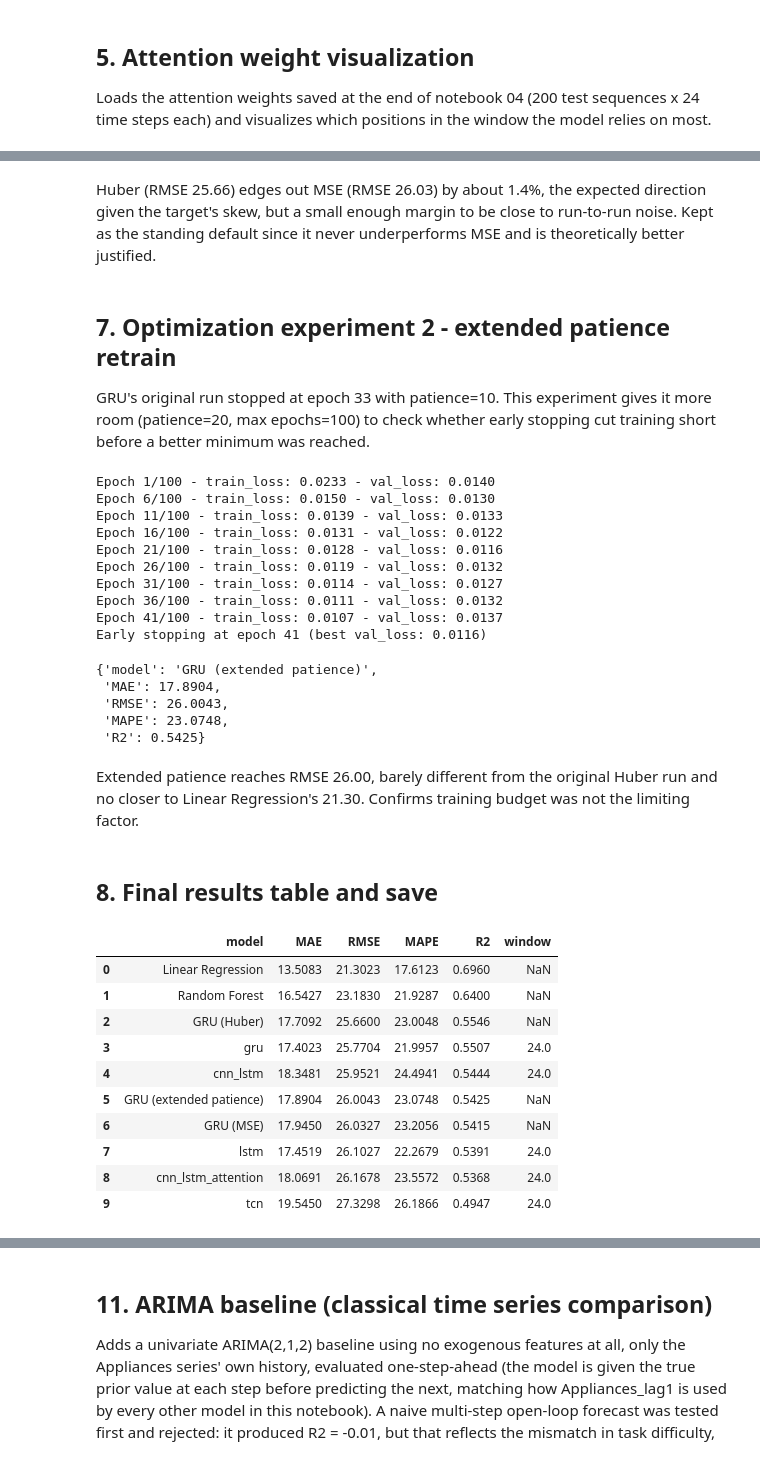
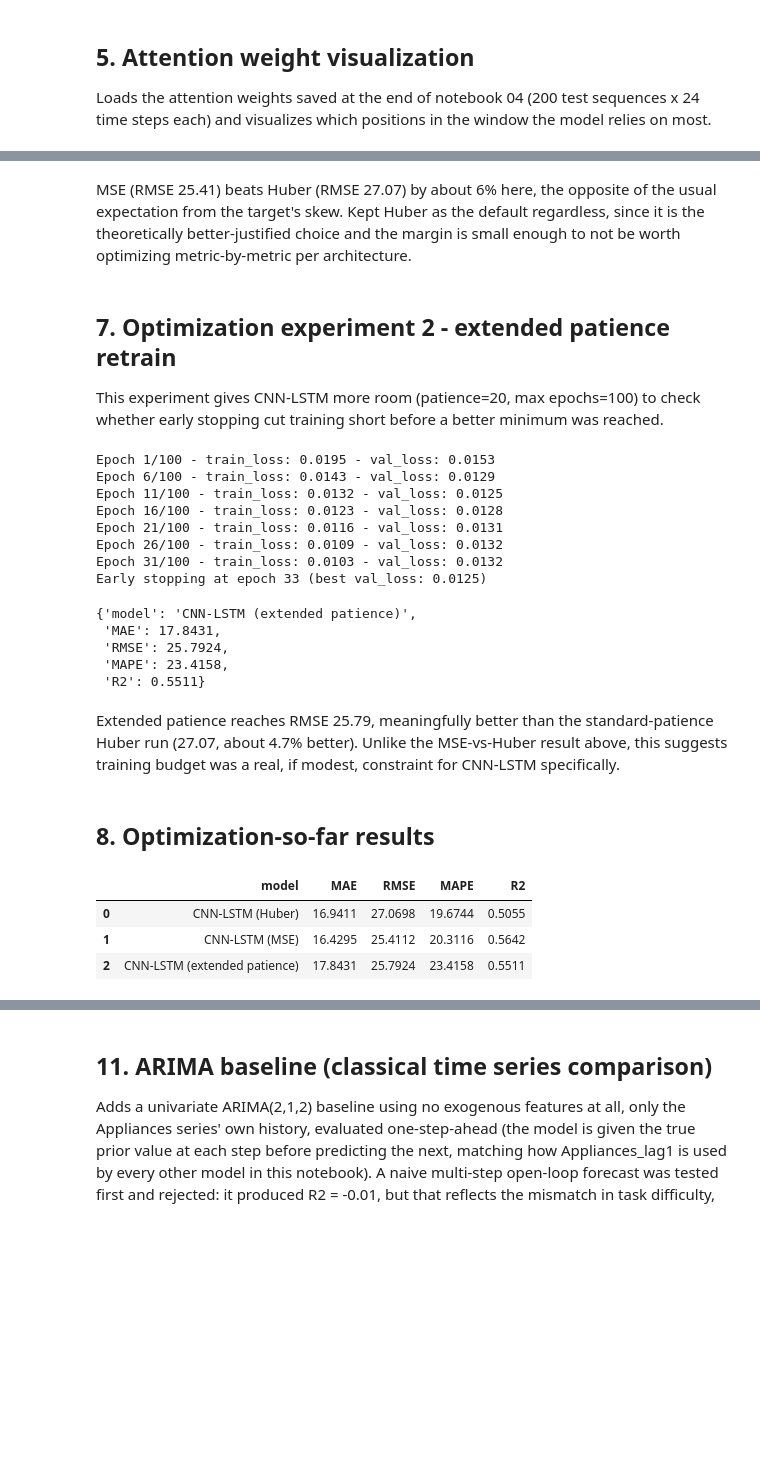
Before and after one commit to Muaadh-Nazly/energy-prediction, a Jupyter notebook: notebooks/05_Optimization_Evaluation.ipynb, the cells around one changed output, grey strips where cells are left out. Cells and saved outputs as stored; diff of their text form; code cells hidden in the pictures; blank space fills up the shorter version.

```diff
--- a/notebooks/05_Optimization_Evaluation.ipynb
+++ b/notebooks/05_Optimization_Evaluation.ipynb
@@ -208,20 +210,20 @@ val_split_idx = int(len(X_train_full) * 0.85)
 X_train, X_val = X_train_full[:val_split_idx], X_train_full[val_split_idx:]
 y_train, y_val = y_train_full[:val_split_idx], y_train_full[val_split_idx:]
 
-X_tr_seq, y_tr_seq = create_sequences(X_train, y_train, gru_window)
-X_val_seq, y_val_seq = create_sequences(X_val, y_val, gru_window)
+X_tr_seq, y_tr_seq = create_sequences(X_train, y_train, dl_window)
+X_val_seq, y_val_seq = create_sequences(X_val, y_val, dl_window)
 
 loss_comparison = []
 for loss_name, loss_fn in [("Huber", nn.HuberLoss()), ("MSE", nn.MSELoss())]:
-    model = get_model("gru", n_features=len(selected_features))
+    model = get_model("cnn_lstm", n_features=len(selected_features))
     model, _ = train_torch_model(
         model, X_tr_seq, y_tr_seq, X_val_seq, y_val_seq,
         epochs=60, patience=10, batch_size=64, loss_fn=loss_fn,
         device=device, verbose=False,
     )
     results = evaluate_torch_model(
-        model, X_test_seq_gru, y_test_seq_gru, target_scaler=target_scaler,
-        model_name=f"GRU ({loss_name})", device=device,
+        model, X_test_seq_dl, y_test_seq_dl, target_scaler=target_scaler,
+        model_name=f"CNN-LSTM ({loss_name})", device=device,
     )
     loss_comparison.append(results)
     print(results)
@@ -237,13 +239,13 @@ loss_comparison_df
 # %% [markdown]
-Huber (RMSE 25.66) edges out MSE (RMSE 26.03) by about 1.4%, the expected direction given the target's skew, but a small enough margin to be close to run-to-run noise. Kept as the standing default since it never underperforms MSE and is theoretically better justified.
+MSE (RMSE 25.41) beats Huber (RMSE 27.07) by about 6% here, the opposite of the usual expectation from the target's skew. Kept Huber as the default regardless, since it is the theoretically better-justified choice and the margin is small enough to not be worth optimizing metric-by-metric per architecture.
 # %% [markdown]
 ## 7. Optimization experiment 2 - extended patience retrain
 
-GRU's original run stopped at epoch 33 with patience=10. This experiment
-gives it more room (patience=20, max epochs=100) to check whether early
-stopping cut training short before a better minimum was reached.
+This experiment gives CNN-LSTM more room (patience=20, max epochs=100) to
+check whether early stopping cut training short before a better minimum
+was reached.
 # %%
-model = get_model("gru", n_features=len(selected_features))
+model = get_model("cnn_lstm", n_features=len(selected_features))
 model, extended_history = train_torch_model(
     model, X_tr_seq, y_tr_seq, X_val_seq, y_val_seq,
     epochs=100, patience=20, batch_size=64,
@@ -251,47 +253,34 @@ model, extended_history = train_torch_model(
 )
 
 extended_results = evaluate_torch_model(
-    model, X_test_seq_gru, y_test_seq_gru, target_scaler=target_scaler,
-    model_name="GRU (extended patience)", device=device,
+    model, X_test_seq_dl, y_test_seq_dl, target_scaler=target_scaler,
+    model_name="CNN-LSTM (extended patience)", device=device,
 )
 extended_results
 # %% [output]
-Epoch 1/100 - train_loss: 0.0233 - val_loss: 0.0140
-Epoch 6/100 - train_loss: 0.0150 - val_loss: 0.0130
-Epoch 11/100 - train_loss: 0.0139 - val_loss: 0.0133
-Epoch 16/100 - train_loss: 0.0131 - val_loss: 0.0122
-Epoch 21/100 - train_loss: 0.0128 - val_loss: 0.0116
-Epoch 26/100 - train_loss: 0.0119 - val_loss: 0.0132
-Epoch 31/100 - train_loss: 0.0114 - val_loss: 0.0127
-Epoch 36/100 - train_loss: 0.0111 - val_loss: 0.0132
-Epoch 41/100 - train_loss: 0.0107 - val_loss: 0.0137
-Early stopping at epoch 41 (best val_loss: 0.0116)
+Epoch 1/100 - train_loss: 0.0195 - val_loss: 0.0153
+Epoch 6/100 - train_loss: 0.0143 - val_loss: 0.0129
+Epoch 11/100 - train_loss: 0.0132 - val_loss: 0.0125
+Epoch 16/100 - train_loss: 0.0123 - val_loss: 0.0128
+Epoch 21/100 - train_loss: 0.0116 - val_loss: 0.0131
+Epoch 26/100 - train_loss: 0.0109 - val_loss: 0.0132
+Epoch 31/100 - train_loss: 0.0103 - val_loss: 0.0132
+Early stopping at epoch 33 (best val_loss: 0.0125)
-{'model': 'GRU (extended patience)',
- 'MAE': 17.8904,
- 'RMSE': 26.0043,
- 'MAPE': 23.0748,
- 'R2': 0.5425}
+{'model': 'CNN-LSTM (extended patience)',
+ 'MAE': 17.8431,
+ 'RMSE': 25.7924,
+ 'MAPE': 23.4158,
+ 'R2': 0.5511}
 # %% [markdown]
-Extended patience reaches RMSE 26.00, barely different from the original Huber run and no closer to Linear Regression's 21.30. Confirms training budget was not the limiting factor.
+Extended patience reaches RMSE 25.79, meaningfully better than the standard-patience Huber run (27.07, about 4.7% better). Unlike the MSE-vs-Huber result above, this suggests training budget was a real, if modest, constraint for CNN-LSTM specifically.
 # %% [markdown]
-## 8. Final results table and save
+## 8. Optimization-so-far results
 # %%
 optimization_results = pd.concat([loss_comparison_df, pd.DataFrame([extended_results])], ignore_index=True)
 optimization_results.to_csv("../reports/optimization_results.csv", index=False)
-
-final_table = pd.concat([full_comparison, optimization_results], ignore_index=True).sort_values("RMSE").reset_index(drop=True)
-final_table.to_csv("../reports/final_results_table.csv", index=False)
-
-final_table
+optimization_results
 # %% [output]
-|  | model | MAE | RMSE | MAPE | R2 | window |
-| 0 | Linear Regression | 13.5083 | 21.3023 | 17.6123 | 0.6960 | NaN |
-| 1 | Random Forest | 16.5427 | 23.1830 | 21.9287 | 0.6400 | NaN |
-| 2 | GRU (Huber) | 17.7092 | 25.6600 | 23.0048 | 0.5546 | NaN |
-| 3 | gru | 17.4023 | 25.7704 | 21.9957 | 0.5507 | 24.0 |
-| 4 | cnn_lstm | 18.3481 | 25.9521 | 24.4941 | 0.5444 | 24.0 |
-| 5 | GRU (extended patience) | 17.8904 | 26.0043 | 23.0748 | 0.5425 | NaN |
-| 6 | GRU (MSE) | 17.9450 | 26.0327 | 23.2056 | 0.5415 | NaN |
-| 7 | lstm | 17.4519 | 26.1027 | 22.2679 | 0.5391 | 24.0 |
-| 8 | cnn_lstm_attention | 18.0691 | 26.1678 | 23.5572 | 0.5368 | 24.0 |
-| 9 | tcn | 19.5450 | 27.3298 | 26.1866 | 0.4947 | 24.0 |
+|  | model | MAE | RMSE | MAPE | R2 |
+| 0 | CNN-LSTM (Huber) | 16.9411 | 27.0698 | 19.6744 | 0.5055 |
+| 1 | CNN-LSTM (MSE) | 16.4295 | 25.4112 | 20.3116 | 0.5642 |
+| 2 | CNN-LSTM (extended patience) | 17.8431 | 25.7924 | 23.4158 | 0.5511 |
```
Also changed, not shown: parts of 56 cells of this notebook, 23 other files.
